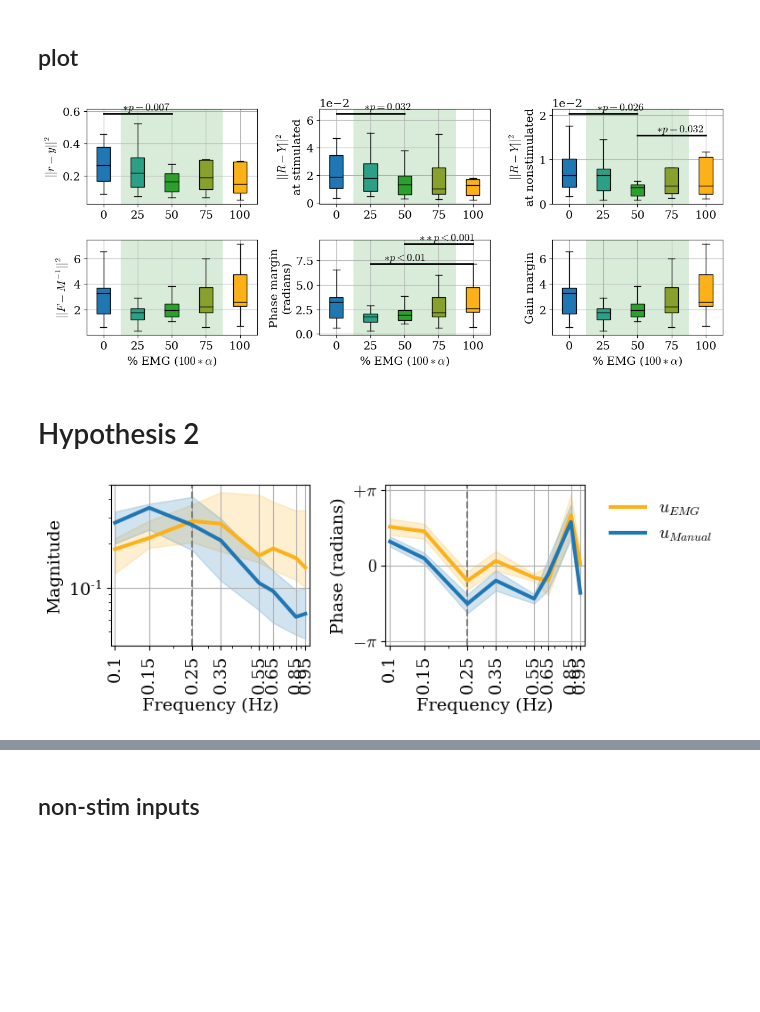
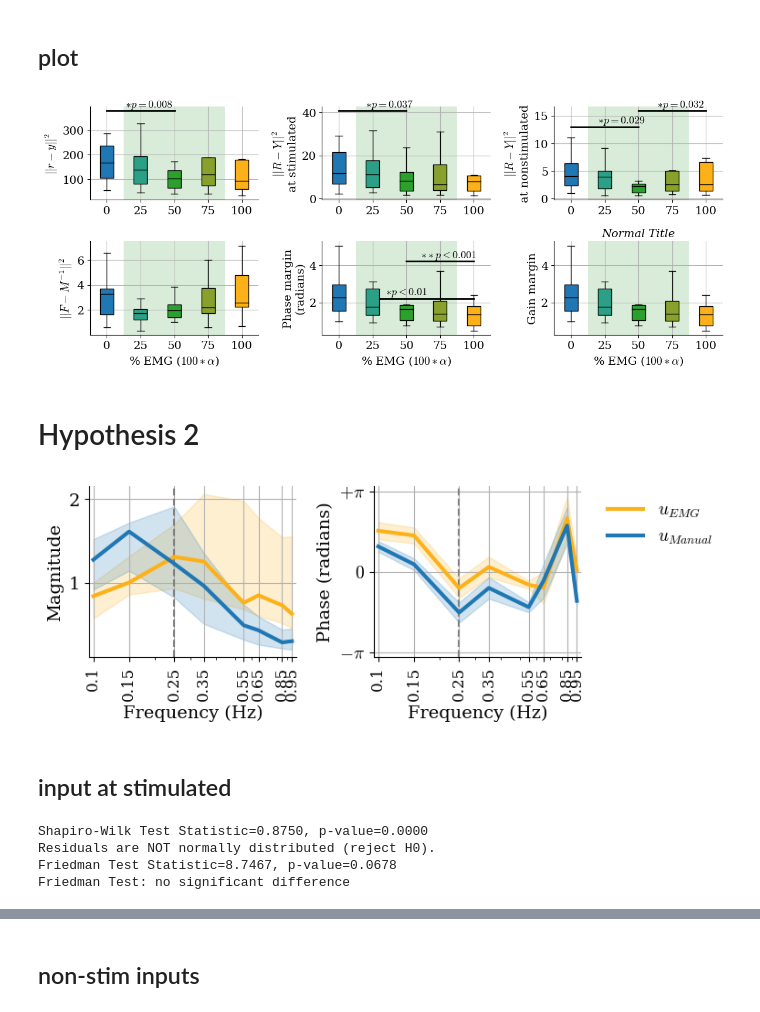
Before and after one commit to sburden-group/sensorimotor_fusion, a Jupyter notebook: analysis/Multimodal paper/20250218_performance.ipynb, the cells around one changed output, grey strips where cells are left out. Drawn from its saved outputs; the diff is of its cells as text; code cells hidden in the pictures; blank space fills up the shorter version.

Commit message:
update figures

```diff
--- a/analysis/Multimodal paper/20250218_performance.ipynb
+++ b/analysis/Multimodal paper/20250218_performance.ipynb
@@ -404,26 +515,27 @@ datas = ALL[0]
 boxplot(ax,datas)
 ax.set_ylabel(r'$||r-y||^2$',fontsize = 14)
 larger_value = np.max([np.percentile(datas[0], 90),np.percentile(datas[2], 90)]) # significant difference
-ax.plot([1, 3], [larger_value-0.2,larger_value-0.2], color='black', lw=2)
-ax.text(2.25, larger_value-0.2, r'$*p=0.007$', ha='center', va='bottom', fontsize=13, color='black')
+ax.plot([1, 3], [380,380], color='black', lw=2)
+ax.text(2.25, 380, r'$*p=0.008$', ha='center', va='bottom', fontsize=13, color='black')
+
 
 ax = axs[0,1]
 datas = ALL[1]
 boxplot(ax,datas)
 ax.set_ylabel(r'$||R-Y||^2$''\n''at stimulated',fontsize = 14)
-ax.ticklabel_format(axis='y', style='sci', scilimits=(0,0))
+# ax.ticklabel_format(axis='y', style='sci', scilimits=(0,0))
 larger_value = np.max([np.percentile(datas[0], 90),np.percentile(datas[2], 90)]) # significant difference
 ax.plot([1, 3], [larger_value-0.0005,larger_value-0.0005], color='black', lw=2)
-ax.text(2.5, larger_value-0.0004, r'$*p=0.032$', ha='center', va='bottom', fontsize=13, color='black')
+ax.text(2.5, larger_value-0.0004, r'$*p=0.037$', ha='center', va='bottom', fontsize=13, color='black')
 
 ax = axs[0,2]
 datas = ALL[2]
 boxplot(ax,datas)
 ax.set_ylabel(r'$||R-Y||^2$''\n''at nonstimulated',fontsize = 14)
-ax.ticklabel_format(axis='y', style='sci', scilimits=(0,0))
+# ax.ticklabel_format(axis='y', style='sci', scilimits=(0,0))
 larger_value = np.max([np.percentile(datas[0], 90),np.percentile(datas[2], 90)]) # significant difference
-ax.plot([1, 3], [larger_value-0.005,larger_value-0.005], color='black', lw=2)
-ax.text(2.5, larger_value-0.005, r'$*p=0.026$', ha='center', va='bottom', fontsize=13, color='black')
+ax.plot([1, 3], [13,13], color='black', lw=2)
+ax.text(2.5, 13, r'$*p=0.029$', ha='center', va='bottom', fontsize=13, color='black')
 
 # larger_value = np.max([np.percentile(datas[2], 90),np.percentile(datas[4], 90)]) # significant difference
 ax.plot([3, 5], [larger_value-0.01,larger_value-0.01], color='black', lw=2)
@@ -454,11 +566,18 @@ boxplot(ax,datas)
 ax.set_ylabel('Gain margin',fontsize = 14)
 ax.set_xlabel(r'% EMG ($100*\alpha$)',fontsize = 14) #add x axis labels
 
+for i in range(2):
+    for j in range(3):
+        axs[i,j].spines['top'].set_visible(False)
+        axs[i,j].spines['right'].set_visible(False)
+
+titles = ['feedback error','R-Y at stim freqs','R-Y at nonstim freqs','F-M^-1','Phase margin','Gain margin']
+ax.set_title('Normal Title', fontstyle='italic')
 plt.tight_layout()
-fig.savefig('performances.svg')
+# fig.savefig('performances.svg')
 plt.show()
 # %% [output]
-[figure, old version]
+[figure, new version]
 # %% [markdown]
 # Hypothesis 2
 # %%
@@ -477,55 +596,80 @@ fig,axs = plt.subplots(1,2,sharex=True,figsize=(8,3))
 # magnitude
 ax = axs[0]
 ax.axvline(x=0.25, color='grey', linestyle='--')
-U0_mean = np.mean(np.abs(U0s[:,cond,-last_trials:,:][:,:,IX]),axis = 1) #mean across all trials
+U0_mean = np.mean(np.abs(100*U0s[:,cond,-last_trials:,:][:,:,IX]),axis = 1) #mean across all trials
 q25,q50,q75 = np.quantile(U0_mean,[0.25,0.5,0.75],axis = 0) # across subjects
 ax.plot(freqs,q50,'-',label = 'EMG input',color = colors['GOLD'],linewidth = 3)
 ax.fill_between(freqs, q25, q75, alpha=0.2,color = colors['GOLD'])
 
-U1_mean = np.mean(np.abs(U1s[:,cond,-last_trials:,:][:,:,IX]),axis = 1) #mean across all trials
+U1_mean = np.mean(np.abs(100*U1s[:,cond,-last_trials:,:][:,:,IX]),axis = 1) #mean across all trials
 q25,q50,q75 = np.quantile(U1_mean,[0.25,0.5,0.75],axis = 0) # across subjects
 ax.plot(freqs,q50,'-',label = 'Manual input',color = colors['BLUE'],linewidth = 3)
 ax.fill_between(freqs, q25, q75, alpha=0.2,color = colors['BLUE'])
 
+# ax.plot(freqs, 100*np.abs((1/M)*Stimuli),'--', label = 'Stimuli',color = 'black',linewidth = 3)
+
 ax.set_xscale("log")
 ax.set_xlim(xlim)
 ax.set_xticks(xticks)
-ax.set_xticklabels(xticks,rotation=90)
+ax.set_xticklabels(xticks,rotation=90,fontsize = 12)
 ax.grid('on',zorder=-1)
 # ax.set_ylim(0.1,80)
-ax.set_yscale("log")
+# ax.set_yscale("log")
 ax.set_ylabel('Magnitude')
 ax.set_xlabel('Frequency (Hz)')
+ax.spines['top'].set_visible(False)
+ax.spines['right'].set_visible(False)
 
 # phase
 ax = axs[1]
 ax.axvline(x=0.25, color='grey', linestyle='--')
-angles = np.angle(np.mean(np.exp(1j*(np.angle(U0s[:,cond,-last_trials:,:][:,:,IX]))),axis = 1))
+angles = np.angle(np.mean(np.exp(1j*(np.angle(100*U0s[:,cond,-last_trials:,:][:,:,IX]))),axis = 1))
 z = np.mean(np.exp(1j*(angles-np.pi/2)), axis=0)
 mean = np.angle(z)+np.pi/2
 disp = 1 - np.abs(z)
 ax.plot(freqs,mean,'-',label = r'$u_{EMG}$',color = colors['GOLD'],linewidth = 3)
 ax.fill_between(freqs,mean+disp,mean-disp,alpha = 0.2,color = colors['GOLD'])
 
-angles = np.angle(np.mean(np.exp(1j*(np.angle(U1s[:,cond,-last_trials:,:][:,:,IX]))),axis = 1))
+angles = np.angle(np.mean(np.exp(1j*(np.angle(100*U1s[:,cond,-last_trials:,:][:,:,IX]))),axis = 1))
 z = np.mean(np.exp(1j*(angles)), axis=0)
 mean = np.angle(z)
 disp = 1 - np.abs(z)
 ax.plot(freqs,mean,'-',label = r'$u_{Manual}$',color = colors['BLUE'],linewidth = 3)
 ax.fill_between(freqs,mean+disp,mean-disp,alpha = 0.2,color = colors['BLUE'])
 
+# ax.plot(freqs, np.angle(100*(1/M)*Stimuli),'--', label = 'Stimuli',color = 'black',linewidth = 3)
+
 ax.set_ylabel('Phase (radians)')
 ax.grid('on',zorder=-1)
 ax.set_xticks(xticks)
-ax.set_xticklabels(xticks,rotation=90)
+ax.set_xticklabels(xticks,rotation=90,fontsize = 12)
 ax.set_ylim(ylimphase)
 ax.set_yticks(yticksphase)
 ax.set_yticklabels(yticklabelsphase)
 ax.set_xlabel('Frequency (Hz)')
+ax.spines['top'].set_visible(False)
+ax.spines['right'].set_visible(False)
+
 # ax.legend(loc = 'lower left',frameon=False)
 axs[1].legend(bbox_to_anchor=(1.05, 1), loc='upper left',frameon=False)
 plt.tight_layout()
 # fig.savefig('multimodal_inputs.svg')
 plt.show()
 # %% [output]
-[figure, old version]
+[figure, new version]
+# %% [markdown]
+## input at stimulated
+# %%
+# inputs at stimulated freqs
+datas = []
+# indices = np.arange(0,40) # freqs below 1Hz
+TF = 100*Us[:,:,-last_trials:,IX]
+for cond in range(condition_num):
+    datas.append( np.mean((np.abs(TF[:,cond,:,:]))**2, axis = (1,2)) )#mean across all trials and freqs
+stats_test(datas)
+# ALL.append(datas)
+# %% [output]
+Shapiro-Wilk Test Statistic=0.8750, p-value=0.0000
+Residuals are NOT normally distributed (reject H0).
+Friedman Test Statistic=8.7467, p-value=0.0678
+Friedman Test: no significant difference
```
Also changed, not shown: parts of 30 cells of this notebook, 2 other files.
